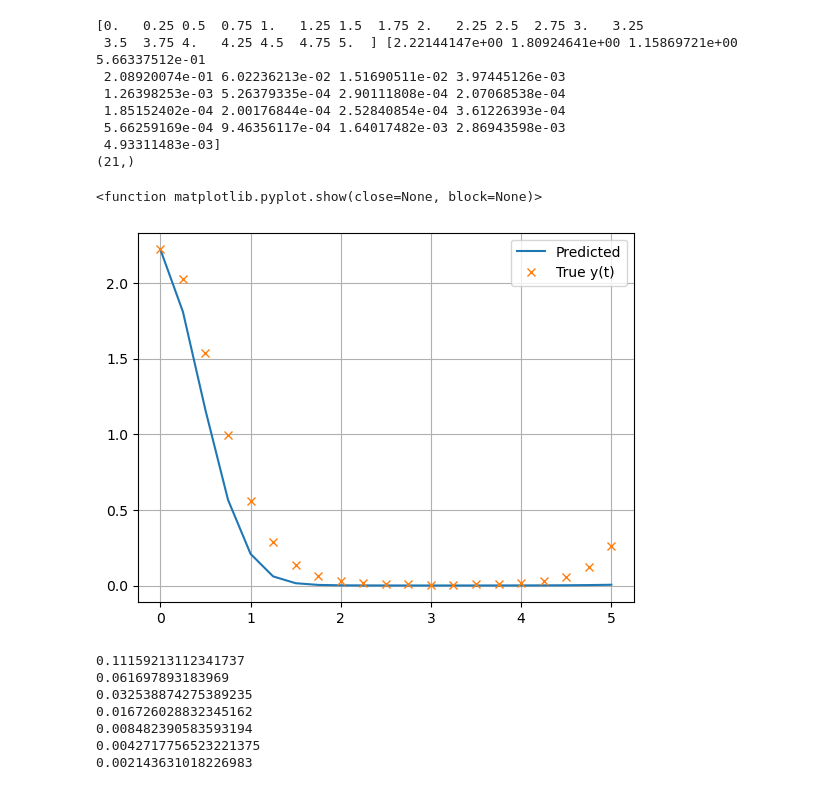
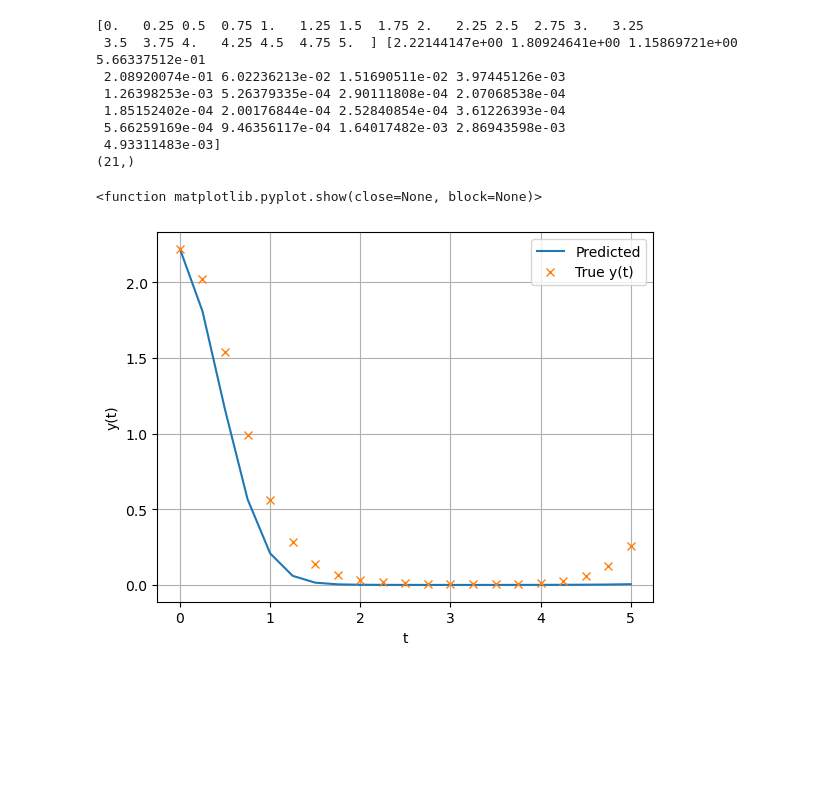
Before and after one commit to ZaratexD/Applied_Math, a Jupyter notebook: solution.ipynb, the cells around one changed output. Saved outputs shown, nothing was run; the diff lists cells and outputs as text; code cells hidden in the pictures; blank space fills up the shorter version.

```diff
--- a/solution.ipynb
+++ b/solution.ipynb
@@ -53,27 +53,22 @@ print(real.shape)
 # %%
 plt.plot(time_steps, results, '-', label='Predicted')
 plt.plot(time_steps, real_y, 'x', label='True y(t)')
+plt.xlabel('t')
+plt.ylabel('y(t)')
 plt.grid(True)
 plt.legend()
 plt.show
 # %% [output]
 <function matplotlib.pyplot.show(close=None, block=None)>
-[figure, old version]
+[figure, new version]
 # %%
 # For each of these delta_t values calculate the error E = mean(abs(y_true - y_num))
 
 all_deltas = [2**(-2), 2**(-3), 2**(-4), 2**(-5), 2**(-6), 2**(-7), 2**(-8)]
-
+all_error_mean = []
 for delta in all_deltas:
     t, y_num = FE(y_0, delta, dydt)
+    #print(delta ,y_num.shape)
     y_true = true_y(t)
     E = np.mean(abs(y_true - y_num))
-    print(E)
+    all_error_mean.append(E)
-# %% [output]
-0.11159213112341737
-0.061697893183969
-0.032538874275389235
-0.016726028832345162
-0.008482390583593194
-0.0042717756523221375
-0.002143631018226983
```
Also changed, not shown: parts of 2 cells of this notebook.
